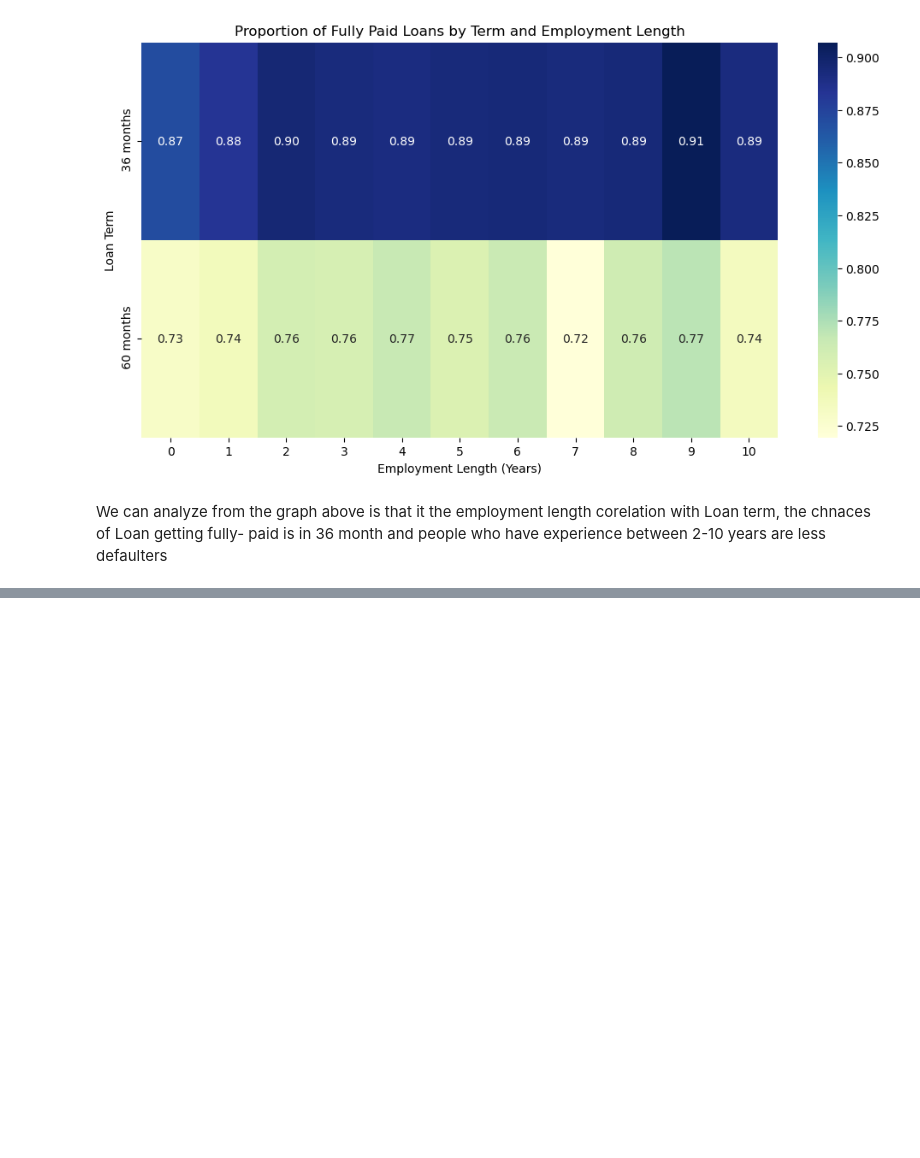
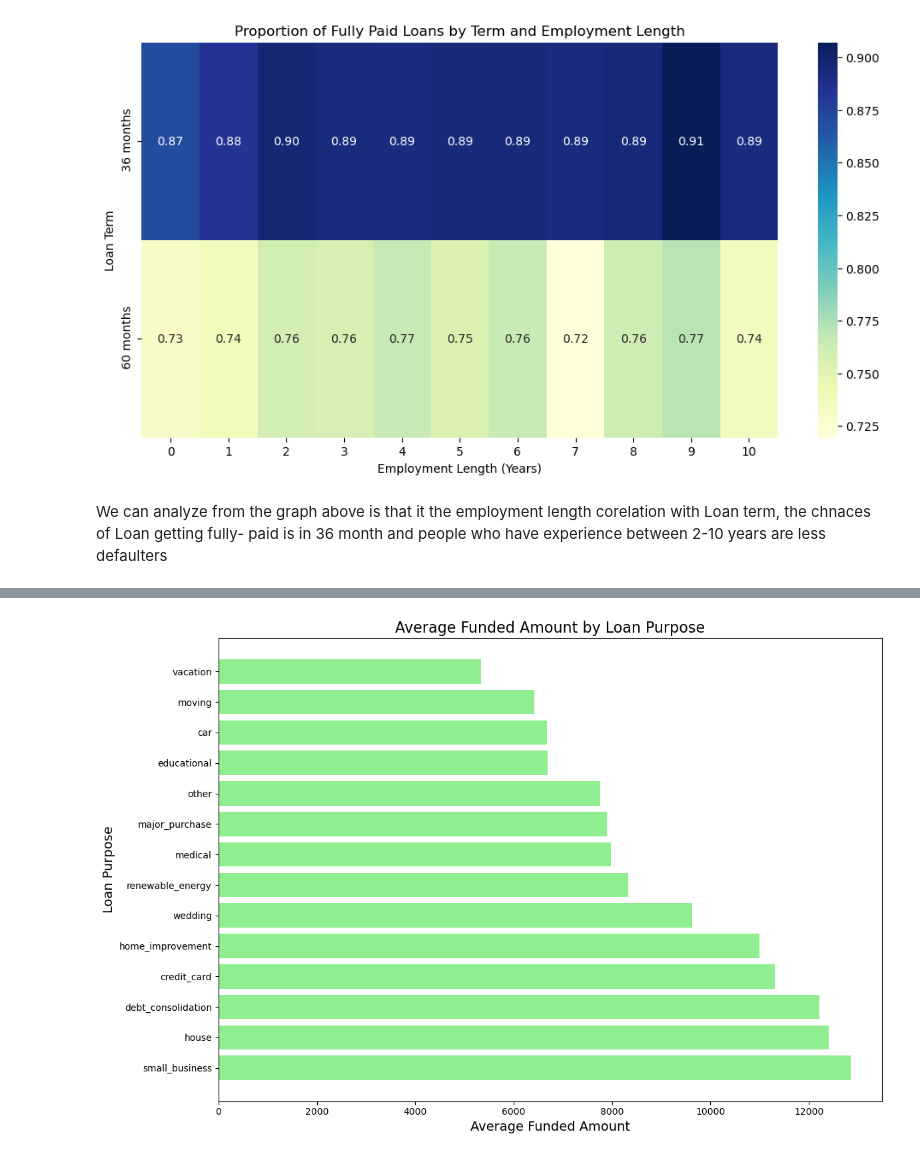
Before and after one commit to nitishnarayanan002/lendingcasestudynn, a Jupyter notebook: LendingClubCaseStudy.ipynb, the cells around one changed output, grey strips where cells are left out. Saved outputs shown, nothing was run; the diff lists cells and outputs as text; code cells hidden in the pictures; blank space fills up the shorter version.

```diff
--- a/LendingClubCaseStudy.ipynb
+++ b/LendingClubCaseStudy.ipynb
@@ -528,0 +702,6 @@ We can analyze from the graph above is that it the employment length corelation
+# %%
+# Aggregate data to calculate the total or average funded amount per purpose
+aggregated_data = df_loan.groupby('purpose')['funded_amnt'].mean().reset_index()
+# Sort the data for better visualization
+aggregated_data = aggregated_data.sort_values(by='funded_amnt', ascending=False)
+print(aggregated_data)
@@ -528,0 +724,13 @@ We can analyze from the graph above is that it the employment length corelation
+# %%
+# Horizontal bar chart
+plt.figure(figsize=(12, 8))
+plt.barh(aggregated_data['purpose'], aggregated_data['funded_amnt'], color='lightgreen')
+
+# Add labels and title
+plt.title('Average Funded Amount by Loan Purpose', fontsize=16)
+plt.xlabel('Average Funded Amount', fontsize=14)
+plt.ylabel('Loan Purpose', fontsize=14)
+plt.tight_layout()
+plt.show()
+# %% [output]
+[figure, added]
```
Also changed, not shown: parts of 27 cells of this notebook.
